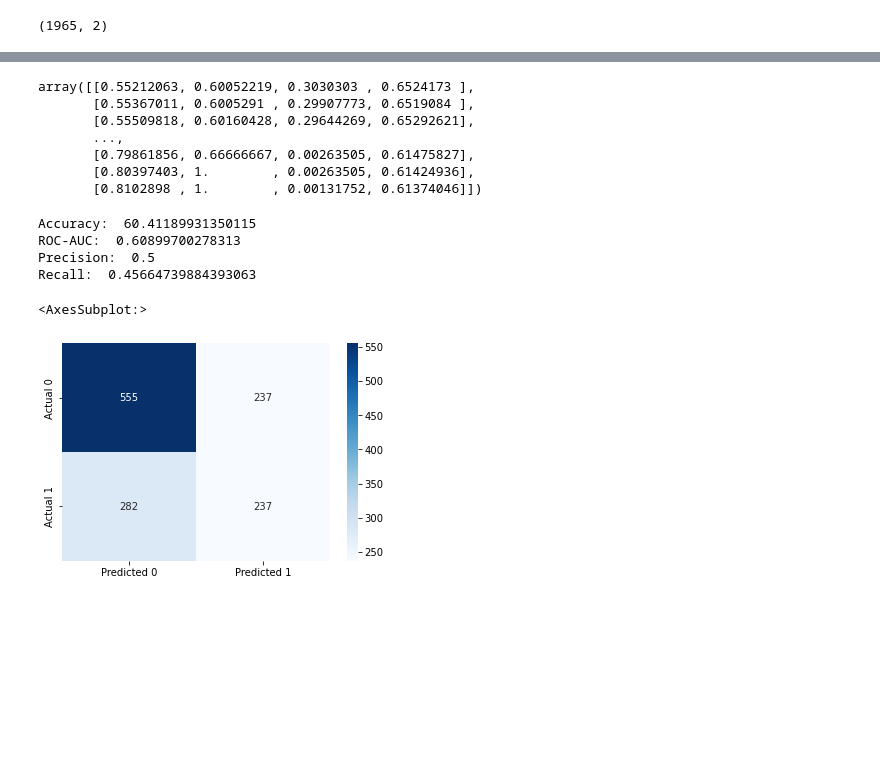
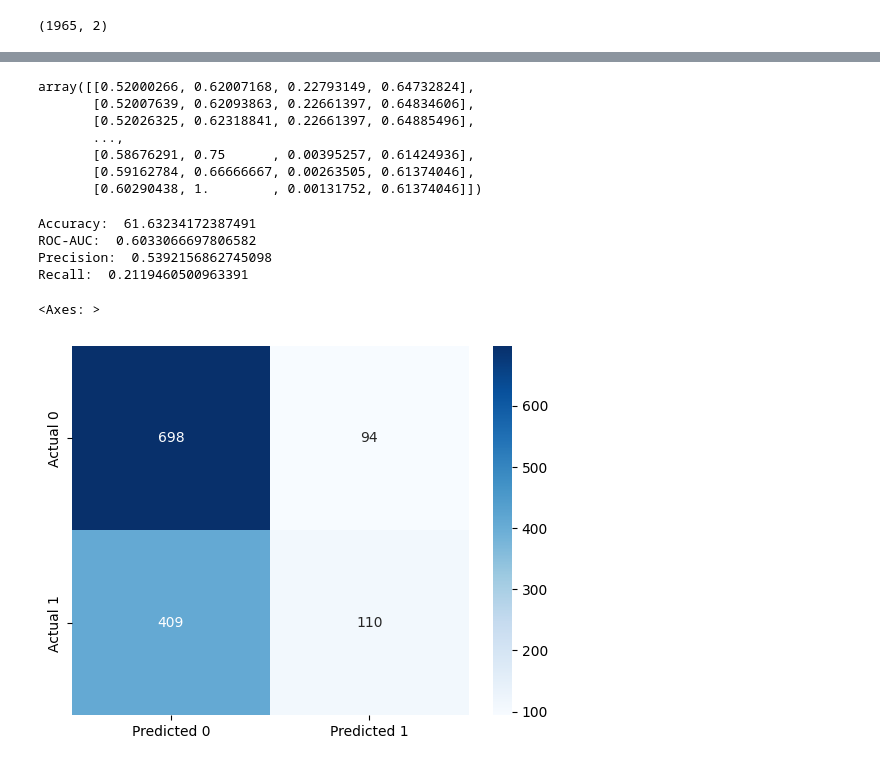
Before and after one commit to catherineerickson/STAT-303-3-Project, a Jupyter notebook: xgb.ipynb, the cells around one changed output, grey strips where cells are left out. Drawn from its saved outputs; the diff is of its cells as text; code cells hidden in the pictures; blank space fills up the shorter version.

```diff
--- a/xgb.ipynb
+++ b/xgb.ipynb
@@ -703,10 +703,10 @@ param_grid = {'n_estimators':[500],
                'reg_lambda':[.1, 1, 5],
                 'subsample':[.2, 0.25,.3, .35],
               'scale_pos_weight': [1.589],
-              'colsample_bytree': [.9, .95, 1.0]
+              'colsample_bytree': [.85, .9, .95, 1.0]
              }
 
-cv = StratifiedKFold(n_splits=5,shuffle=True,random_state=1)
+cv = RepeatedKFold(n_splits=5,random_state=1)
 optimal_params = GridSearchCV(estimator=xgb.XGBClassifier(objective = 'binary:logistic',random_state=1,
                                                          use_label_encoder=False),
                              param_grid = param_grid,
@@ -721,0 +747,22 @@ Fitting 5 folds for each of 972 candidates, totalling 4860 fits
+# %%
+import xgboost as xgb
+param_grid = {'n_estimators':[50, 100, 500],
+                'max_depth': [12],
+              'learning_rate': [.001, .01, .1, 1],
+               'gamma': [1],
+               'reg_lambda':[.1],
+                'subsample':[.2],
+              'scale_pos_weight': [1.589],
+              'colsample_bytree': [.9]
+             }
+
+cv = RepeatedKFold(n_splits=5,random_state=1)
+optimal_params = GridSearchCV(estimator=xgb.XGBClassifier(objective = 'binary:logistic',random_state=1,
+                                                         use_label_encoder=False),
+                             param_grid = param_grid,
+                              scoring=['precision', 'accuracy'], refit = 'precision',
+                             verbose = 1,
+                             n_jobs=-1,
+                             cv = cv)
+optimal_params.fit(X_train,y_train)
+print(optimal_params.best_params_,optimal_params.best_score_)
@@ -722,7 +772,7 @@ Fitting 5 folds for each of 972 candidates, totalling 4860 fits
 # %%
-model4 = xgb.XGBClassifier(objective = 'binary:logistic',random_state=1,gamma=1,learning_rate = .001,max_depth=12,
-                              n_estimators = 3000,reg_lambda = 1,reg_alpha = 1, scale_pos_weight=1.589, subsample = 0.2, colsample_bytree = 0.9, n_jobs = -1)
-model4.fit(X_train,y_train)
+xgb_model = xgb.XGBClassifier(objective = 'binary:logistic',random_state=1,gamma=1,learning_rate = .001,max_depth=12,
+                              n_estimators = 500,reg_lambda = .1,reg_alpha = 1, scale_pos_weight=1.589, subsample = 0.2, colsample_bytree = 0.9, n_jobs = -1)
+xgb_model.fit(X_train,y_train)
 # %% [output]
 XGBClassifier(base_score=None, booster=None, callbacks=None,
               colsample_bylevel=None, colsample_bynode=None,
@@ -771,45 +899,45 @@ plot_precision_recall_vs_threshold(p, r, thresholds)
 # %%
 con = np.concatenate([thresholds.reshape(-1,1), p[:-1].reshape(-1,1), r[:-1].reshape(-1,1), acc.reshape(-1,1)], axis = 1)
 # %%
-con[np.where((con[:, 1] >.6) & (con[:, 3] >.6)& (con[:, ] >.6))]
+con[np.where(con[:, 1]>.62)]
 # %% [output]
-array([[0.55212063, 0.60052219, 0.3030303 , 0.6524173 ],
-       [0.55367011, 0.6005291 , 0.29907773, 0.6519084 ],
-       [0.55509818, 0.60160428, 0.29644269, 0.65292621],
+array([[0.52000266, 0.62007168, 0.22793149, 0.64732824],
+       [0.52007639, 0.62093863, 0.22661397, 0.64834606],
+       [0.52026325, 0.62318841, 0.22661397, 0.64885496],
        ...,
-       [0.79861856, 0.66666667, 0.00263505, 0.61475827],
-       [0.80397403, 1.        , 0.00263505, 0.61424936],
-       [0.8102898 , 1.        , 0.00131752, 0.61374046]])
+       [0.58676291, 0.75      , 0.00395257, 0.61424936],
+       [0.59162784, 0.66666667, 0.00263505, 0.61374046],
+       [0.60290438, 1.        , 0.00131752, 0.61374046]])
 # %%
 # Performance metrics computation for the optimum decision threshold probability
-desired_threshold = 0.52
+desired_threshold = 0.54432946
 
-y_pred_prob = model4.predict_proba(X_test)[:,1]
+y_pred_prob = xgb_model.predict_proba(X_test)[:,1]
 
 # Classifying observataions in the positive class (y = 1) if the predicted probability is greater
 # than the desired decision threshold probability
 y_pred = y_pred_prob > desired_threshold
 y_pred = y_pred.astype(int)
 
 #Computing the accuracy
 print("Accuracy: ",accuracy_score(y_pred, y_test)*100)
 
 #Computing the ROC-AUC
 fpr, tpr, auc_thresholds = roc_curve(y_test, y_pred_prob)
 print("ROC-AUC: ",auc(fpr, tpr))# AUC of ROC
 
 #Computing the precision and recall
 print("Precision: ", precision_score(y_test, y_pred))
 print("Recall: ", recall_score(y_test, y_pred))
 
 #Confusion matrix
 cm = pd.DataFrame(confusion_matrix(y_test, y_pred),
                   columns=['Predicted 0', 'Predicted 1'], index = ['Actual 0', 'Actual 1'])
 sns.heatmap(cm, annot=True, cmap='Blues', fmt='g')
 # %% [output]
-Accuracy:  60.41189931350115
-ROC-AUC:  0.60899700278313
-Precision:  0.5
-Recall:  0.45664739884393063
+Accuracy:  61.63234172387491
+ROC-AUC:  0.6033066697806582
+Precision:  0.5392156862745098
+Recall:  0.2119460500963391
-<AxesSubplot:>
+<Axes: >
-[figure, old version]
+[figure, new version]
```
Also changed, not shown: parts of 15 cells of this notebook.
